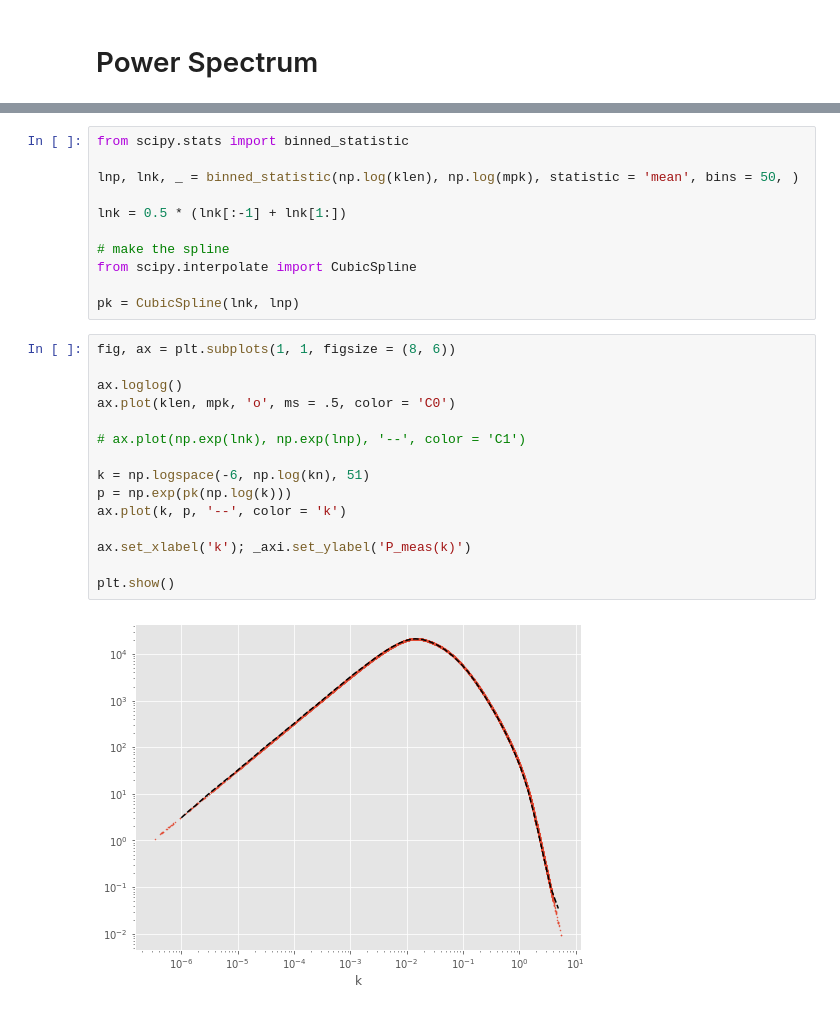
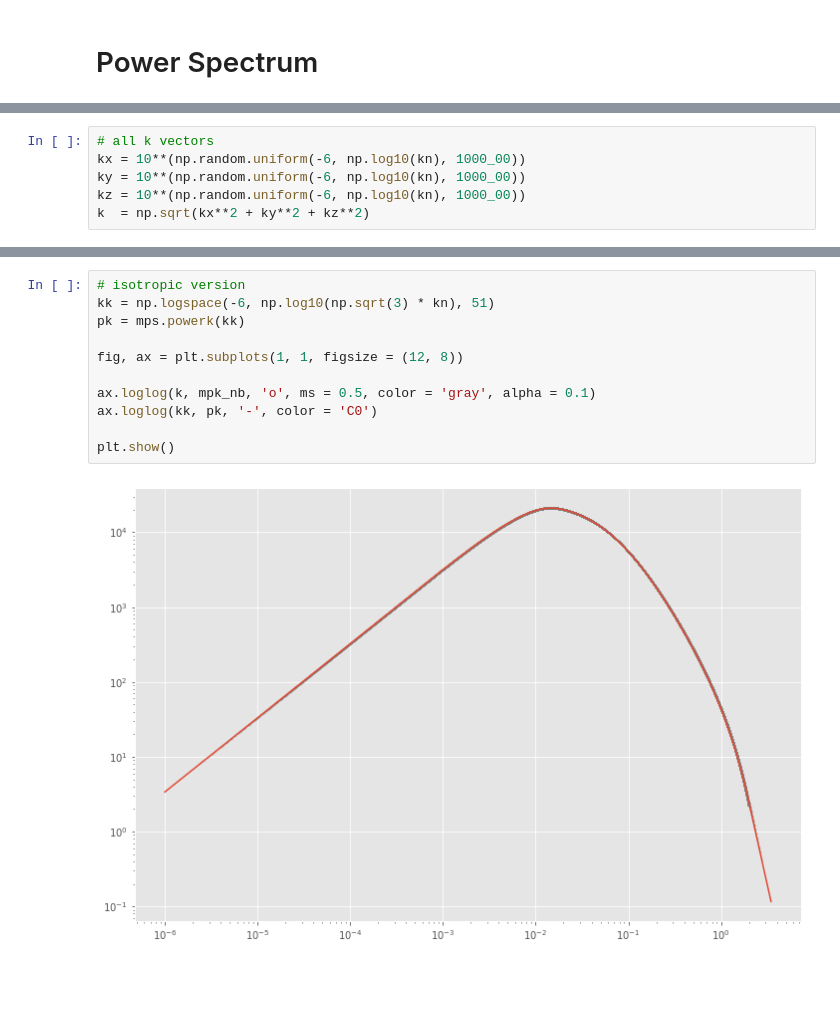
Before and after one commit to msssivadas10/cic_tests, a Jupyter notebook: test2.ipynb, the cells around one changed output, grey strips where cells are left out. Cells and saved outputs as stored; diff of their text form; blank space fills up the shorter version.

```diff
--- a/test2.ipynb
+++ b/test2.ipynb
@@ -22,0 +23,6 @@ mps = pycic.cicMeasPowerSpectrum(linpower, kn = kn, )
+# %%
+# all k vectors
+kx = 10**(np.random.uniform(-6, np.log10(kn), 1000_00))
+ky = 10**(np.random.uniform(-6, np.log10(kn), 1000_00))
+kz = 10**(np.random.uniform(-6, np.log10(kn), 1000_00))
+k  = np.sqrt(kx**2 + ky**2 + kz**2)
@@ -43,28 +76,13 @@ plt.show()
-# %%
-from scipy.stats import binned_statistic
-
-lnp, lnk, _ = binned_statistic(np.log(klen), np.log(mpk), statistic = 'mean', bins = 50, )
-
-lnk = 0.5 * (lnk[:-1] + lnk[1:])
-
-# make the spline
-from scipy.interpolate import CubicSpline
-
-pk = CubicSpline(lnk, lnp)
-# %%
-fig, ax = plt.subplots(1, 1, figsize = (8, 6))
-
-ax.loglog()
-ax.plot(klen, mpk, 'o', ms = .5, color = 'C0')
-
-# ax.plot(np.exp(lnk), np.exp(lnp), '--', color = 'C1')
-
-k = np.logspace(-6, np.log(kn), 51)
-p = np.exp(pk(np.log(k)))
-ax.plot(k, p, '--', color = 'k')
-
-ax.set_xlabel('k'); _axi.set_ylabel('P_meas(k)')
-
-plt.show()
-# %% [output]
-[figure, removed]
+# %%
+# isotropic version
+kk = np.logspace(-6, np.log10(np.sqrt(3) * kn), 51)
+pk = mps.powerk(kk)
+
+fig, ax = plt.subplots(1, 1, figsize = (12, 8))
+
+ax.loglog(k, mpk_nb, 'o', ms = 0.5, color = 'gray', alpha = 0.1)
+ax.loglog(kk, pk, '-', color = 'C0')
+
+plt.show()
+# %% [output]
+[figure, added]
```
Also changed, not shown: parts of 3 cells of this notebook.
